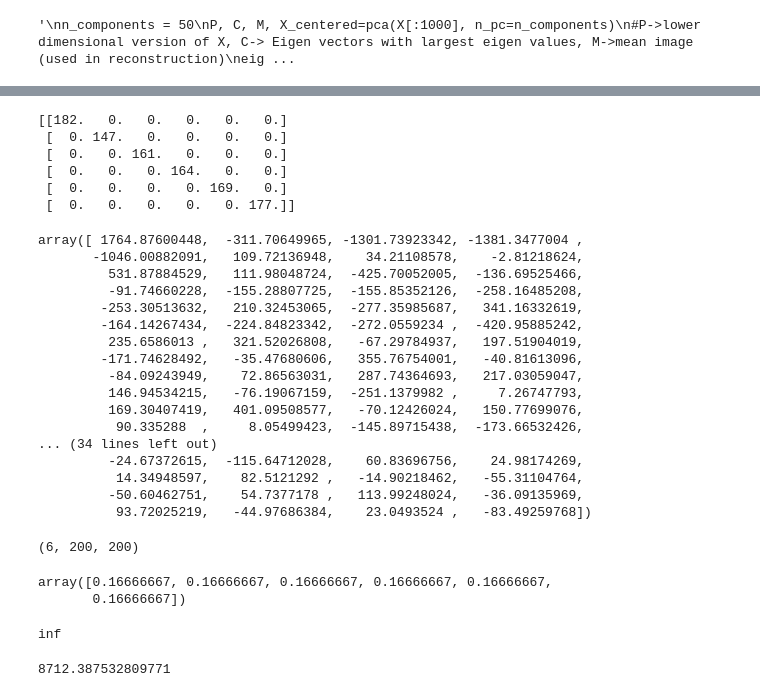
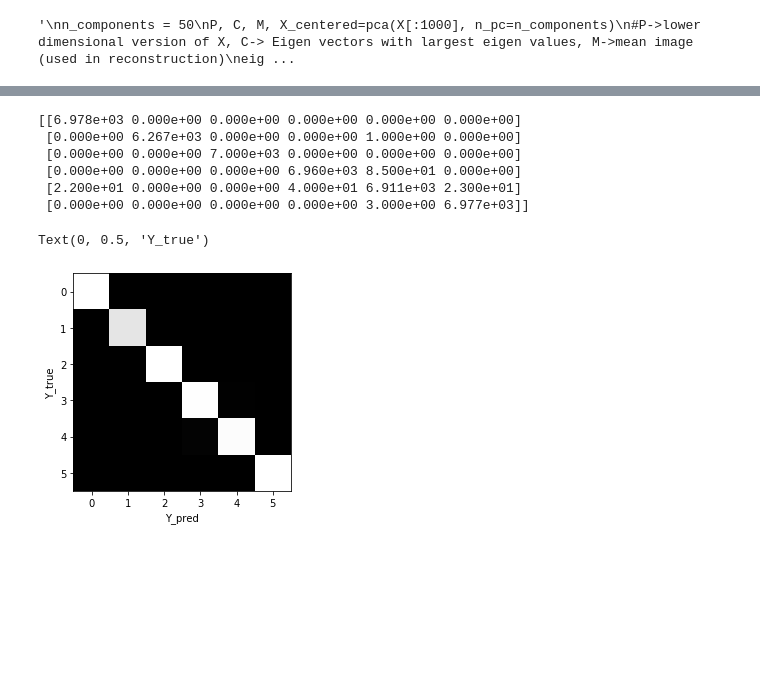
Before and after one commit to varundesai10/ELL409_Assignment1, a Jupyter notebook: question3.ipynb, the cells around one changed output, grey strips where cells are left out. Cells and saved outputs as stored; diff of their text form; code cells hidden in the pictures; blank space fills up the shorter version.

```diff
--- a/question3.ipynb
+++ b/question3.ipynb
@@ -147,56 +159,22 @@ def bayes(x, P):
             maxval = testval
     return k
 # %%
-#evaluating our baye classifier
-C = np.zeros((n_classes, n_classes))
-for i in range(len(X_red[:1000])):
+#evaluating our baye classifier on train data
+conf = np.zeros((n_classes, n_classes))
+for i in tqdm(range(len(X_red))):
     x = X_red[i]
     y = bayes(x, P)
-    C[y, Y[i]] += 1
+    conf[y, Y[i]] += 1
 
-print(C)
+print(conf)
+plt.imshow(conf.T/np.sum(conf), cmap='gray')
+plt.xlabel('Y_pred'); plt.ylabel('Y_true')
 # %% [output]
-[[182.   0.   0.   0.   0.   0.]
- [  0. 147.   0.   0.   0.   0.]
- [  0.   0. 161.   0.   0.   0.]
- [  0.   0.   0. 164.   0.   0.]
- [  0.   0.   0.   0. 169.   0.]
- [  0.   0.   0.   0.   0. 177.]]
+[[6.978e+03 0.000e+00 0.000e+00 0.000e+00 0.000e+00 0.000e+00]
+ [0.000e+00 6.267e+03 0.000e+00 0.000e+00 1.000e+00 0.000e+00]
+ [0.000e+00 0.000e+00 7.000e+03 0.000e+00 0.000e+00 0.000e+00]
+ [0.000e+00 0.000e+00 0.000e+00 6.960e+03 8.500e+01 0.000e+00]
+ [2.200e+01 0.000e+00 0.000e+00 4.000e+01 6.911e+03 2.300e+01]
+ [0.000e+00 0.000e+00 0.000e+00 0.000e+00 3.000e+00 6.977e+03]]
+Text(0, 0.5, 'Y_true')
+[figure, added]
-# %%
-X_red[0]
-# %% [output]
-array([ 1764.87600448,  -311.70649965, -1301.73923342, -1381.3477004 ,
-       -1046.00882091,   109.72136948,    34.21108578,    -2.81218624,
-         531.87884529,   111.98048724,  -425.70052005,  -136.69525466,
-         -91.74660228,  -155.28807725,  -155.85352126,  -258.16485208,
-        -253.30513632,   210.32453065,  -277.35985687,   341.16332619,
-        -164.14267434,  -224.84823342,  -272.0559234 ,  -420.95885242,
-         235.6586013 ,   321.52026808,   -67.29784937,   197.51904019,
-        -171.74628492,   -35.47680606,   355.76754001,   -40.81613096,
-         -84.09243949,    72.86563031,   287.74364693,   217.03059047,
-         146.94534215,   -76.19067159,  -251.1379982 ,     7.26747793,
-         169.30407419,   401.09508577,   -70.12426024,   150.77699076,
-          90.335288  ,     8.05499423,  -145.89715438,  -173.66532426,
-... (34 lines left out)
-         -24.67372615,  -115.64712028,    60.83696756,    24.98174269,
-          14.34948597,    82.5121292 ,   -14.90218462,   -55.31104764,
-         -50.60462751,    54.7377178 ,   113.99248024,   -36.09135969,
-          93.72025219,   -44.97686384,    23.0493524 ,   -83.49259768])
-# %%
-S.shape
-# %% [output]
-(6, 200, 200)
-# %%
-P
-# %% [output]
-array([0.16666667, 0.16666667, 0.16666667, 0.16666667, 0.16666667,
-       0.16666667])
-# %%
-np.linalg.det(S[0])
-# %% [output]
-inf
-# %%
-S_inv = np.linalg.inv(S[0])
-X_red[0] @ S_inv @ X_red[0].T
-# %% [output]
-8712.387532809771
```
Also changed, not shown: parts of 27 cells of this notebook, 2 other files.
